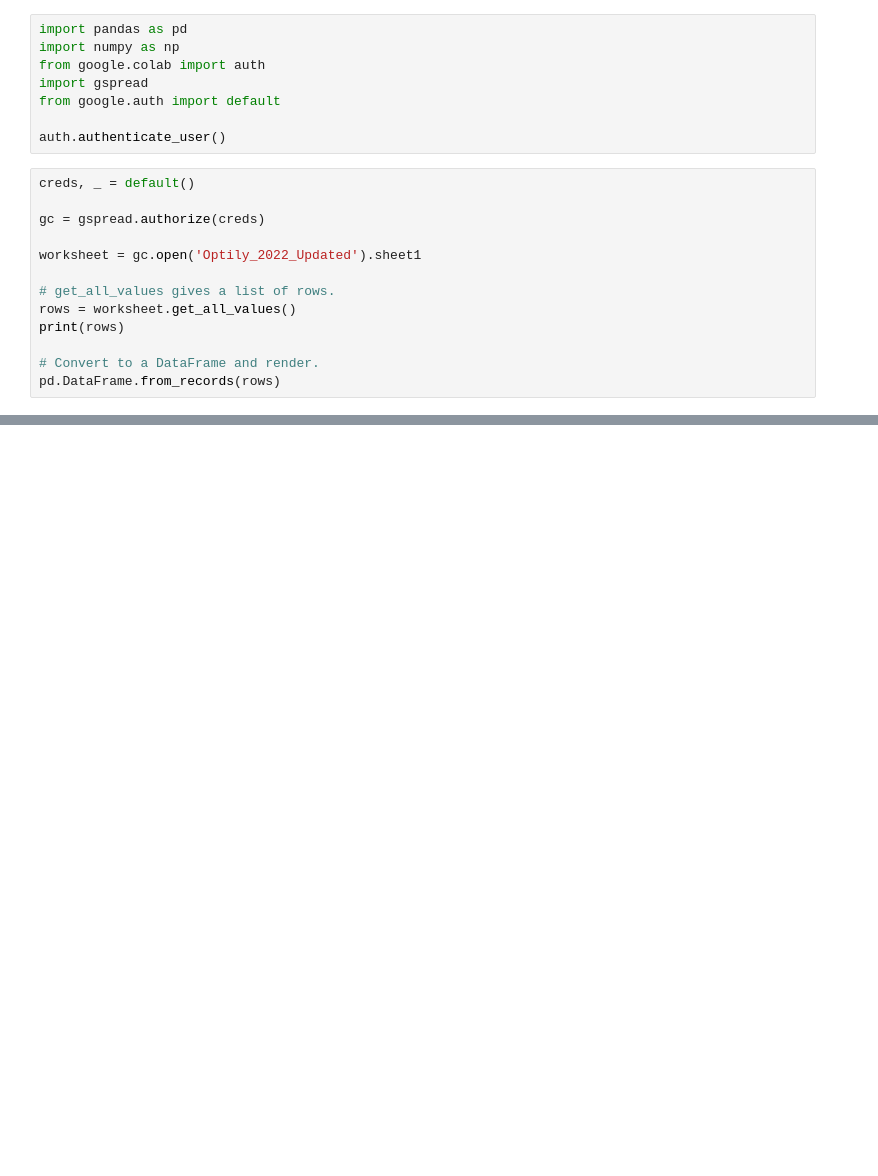
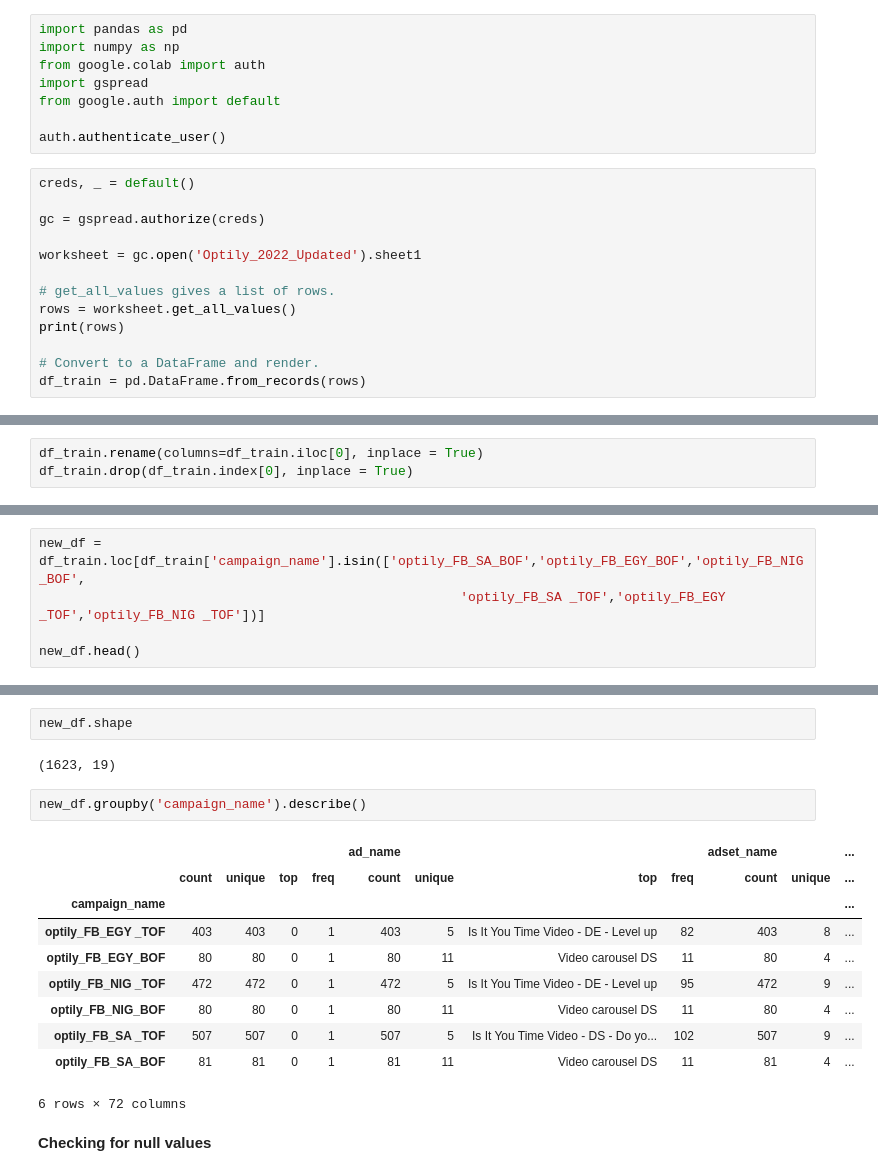
Before and after one commit to Nokulunga77/Marketing, a Jupyter notebook: Get_Data_Into_Python.ipynb, the cells around one changed output, grey strips where cells are left out. Drawn from its saved outputs; the diff is of its cells as text; blank space fills up the shorter version.

```diff
--- a/Get_Data_Into_Python.ipynb
+++ b/Get_Data_Into_Python.ipynb
@@ -20,6 +20,6 @@ rows = worksheet.get_all_values()
 print(rows)
 
 # Convert to a DataFrame and render.
-pd.DataFrame.from_records(rows)
+df_train = pd.DataFrame.from_records(rows)
 # %% [output]
 [['', 'campaign_name', 'ad_name', 'adset_name', 'ctr', 'cpc', 'clicks', 'impressions', 'spend', 'frequency', 'reach', 'actions', 'cpp', 'cpm', 'date_start', 'date_stop', 'link_clicks', 'registrations' ...
@@ -38,0 +32,3 @@ pd.DataFrame.from_records(rows)
+# %%
+df_train.rename(columns=df_train.iloc[0], inplace = True)
+df_train.drop(df_train.index[0], inplace = True)
@@ -38,0 +43,5 @@ pd.DataFrame.from_records(rows)
+# %%
+new_df = df_train.loc[df_train['campaign_name'].isin(['optily_FB_SA_BOF','optily_FB_EGY_BOF','optily_FB_NIG_BOF',
+                                                      'optily_FB_SA _TOF','optily_FB_EGY _TOF','optily_FB_NIG _TOF'])]
+
+new_df.head()
@@ -38,0 +64,19 @@ pd.DataFrame.from_records(rows)
+# %%
+new_df.shape
+# %% [output]
+(1623, 19)
+# %%
+new_df.groupby('campaign_name').describe()
+# %% [output]
+|  |  |  |  |  | ad_name |  |  |  | adset_name |  | ... |
+|  | count | unique | top | freq | count | unique | top | freq | count | unique | ... |
+| campaign_name |  |  |  |  |  |  |  |  |  |  | ... |
+| optily_FB_EGY _TOF | 403 | 403 | 0 | 1 | 403 | 5 | Is It You Time Video - DE - Level up | 82 | 403 | 8 | ... |
+| optily_FB_EGY_BOF | 80 | 80 | 0 | 1 | 80 | 11 | Video carousel DS | 11 | 80 | 4 | ... |
+| optily_FB_NIG _TOF | 472 | 472 | 0 | 1 | 472 | 5 | Is It You Time Video - DE - Level up | 95 | 472 | 9 | ... |
+| optily_FB_NIG_BOF | 80 | 80 | 0 | 1 | 80 | 11 | Video carousel DS | 11 | 80 | 4 | ... |
+| optily_FB_SA _TOF | 507 | 507 | 0 | 1 | 507 | 5 | Is It You Time Video - DS - Do yo... | 102 | 507 | 9 | ... |
+| optily_FB_SA_BOF | 81 | 81 | 0 | 1 | 81 | 11 | Video carousel DS | 11 | 81 | 4 | ... |
+6 rows × 72 columns
+# %% [markdown]
+**Checking for null values**
```
Also changed, not shown: parts of 14 cells of this notebook.
